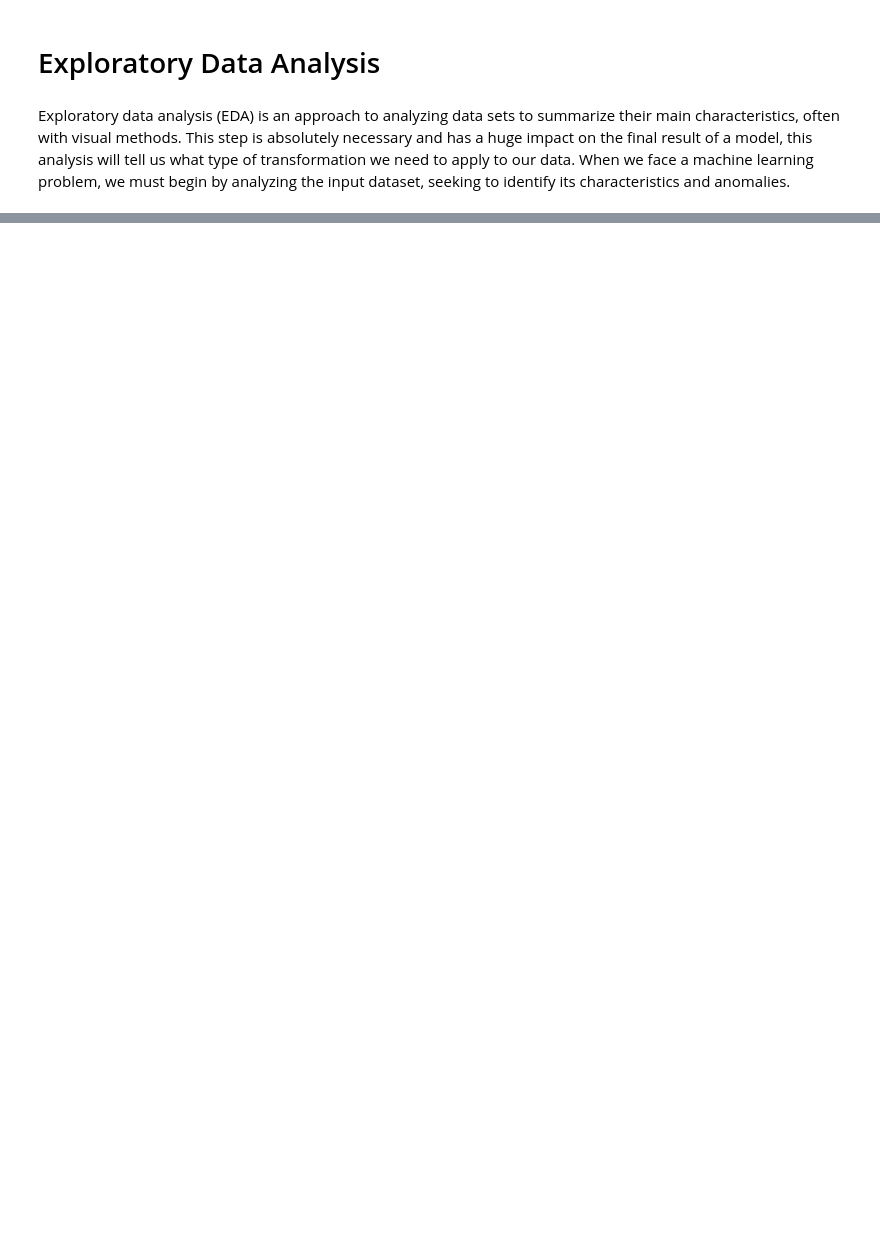
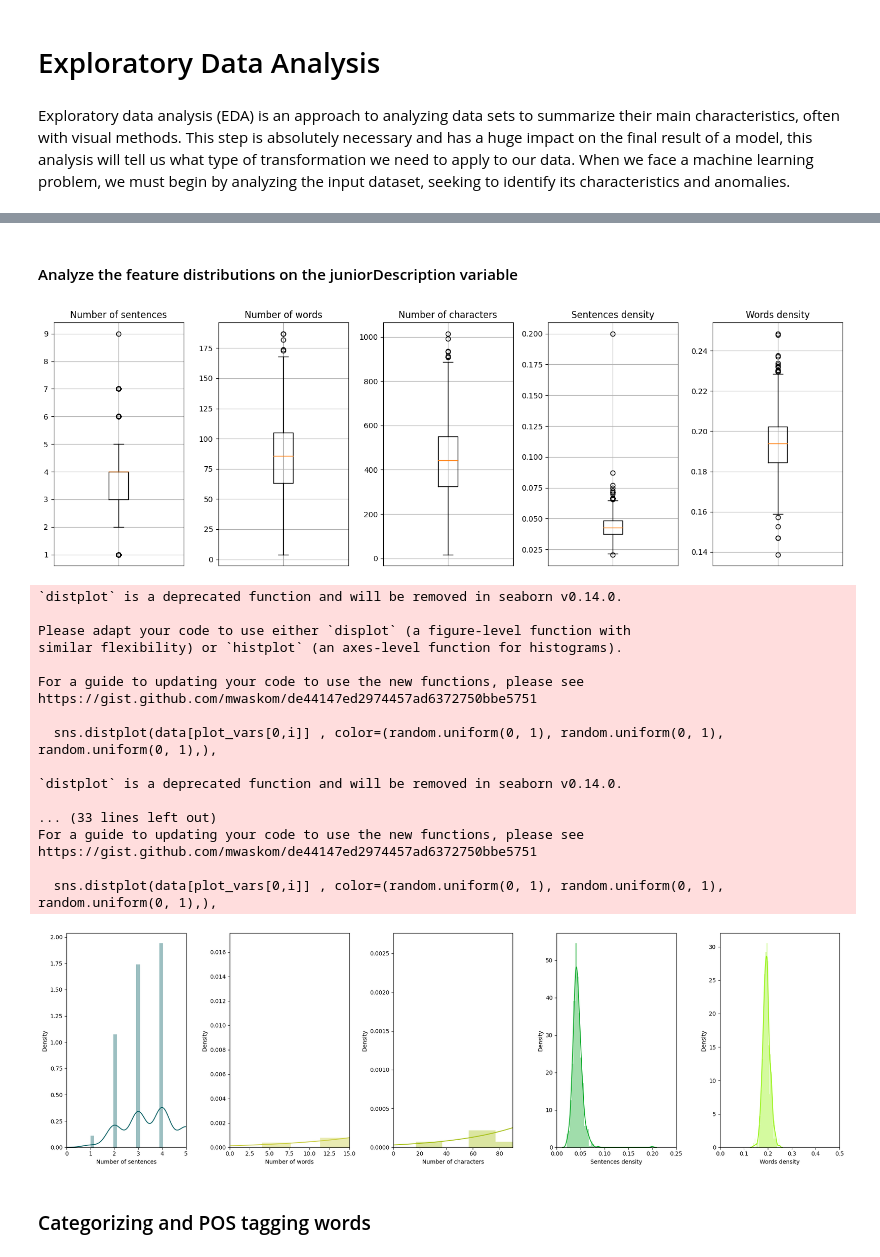
Before and after one commit to gladwel/DIP, a Jupyter notebook: DAO_summarization_processing.ipynb, the cells around one changed output, grey strips where cells are left out. Cells and saved outputs as stored; diff of their text form; code cells hidden in the pictures; blank space fills up the shorter version.

```diff
--- a/DAO_summarization_processing.ipynb
+++ b/DAO_summarization_processing.ipynb
@@ -26,0 +347,32 @@ FileNotFoundError: [Errno 2] No such file or directory: 'data/Inshorts Cleaned D
+# %% [markdown]
+#### Analyze the feature distributions on the juniorDescription variable
+# %%
+plot_vars=np.array([['sum_sent_count', 'sum_word_count', 'sum_char_count','sum_sent_density','sum_word_density']])
+labels_dict = {'sum_sent_count':'Number of sentences', 'sum_word_count':'Number of words',
+               'sum_char_count':'Number of characters', 'sum_sent_density':'Sentences density',
+               'sum_word_density':'Words density'}
+# Plot the boxplots and histograms for the interesting columns
+plot_boxplots(summary, plot_vars, labels_dict, figsize=fig_size)
+plot_histograms(summary, plot_vars, [5, 15, 90, 0.25, 0.5], labels_dict, figsize=fig_size)
+# %% [output]
+[figure, added]
+`distplot` is a deprecated function and will be removed in seaborn v0.14.0.
+
+Please adapt your code to use either `displot` (a figure-level function with
+similar flexibility) or `histplot` (an axes-level function for histograms).
+
+For a guide to updating your code to use the new functions, please see
+https://gist.github.com/mwaskom/de44147ed2974457ad6372750bbe5751
+
+  sns.distplot(data[plot_vars[0,i]] , color=(random.uniform(0, 1), random.uniform(0, 1), random.uniform(0, 1),),
+
+`distplot` is a deprecated function and will be removed in seaborn v0.14.0.
+
+... (33 lines left out)
+For a guide to updating your code to use the new functions, please see
+https://gist.github.com/mwaskom/de44147ed2974457ad6372750bbe5751
+
+  sns.distplot(data[plot_vars[0,i]] , color=(random.uniform(0, 1), random.uniform(0, 1), random.uniform(0, 1),),
+[figure, added]
+# %% [markdown]
+### Categorizing and POS tagging words
```
Also changed, not shown: parts of 35 cells of this notebook, 1 other file.
